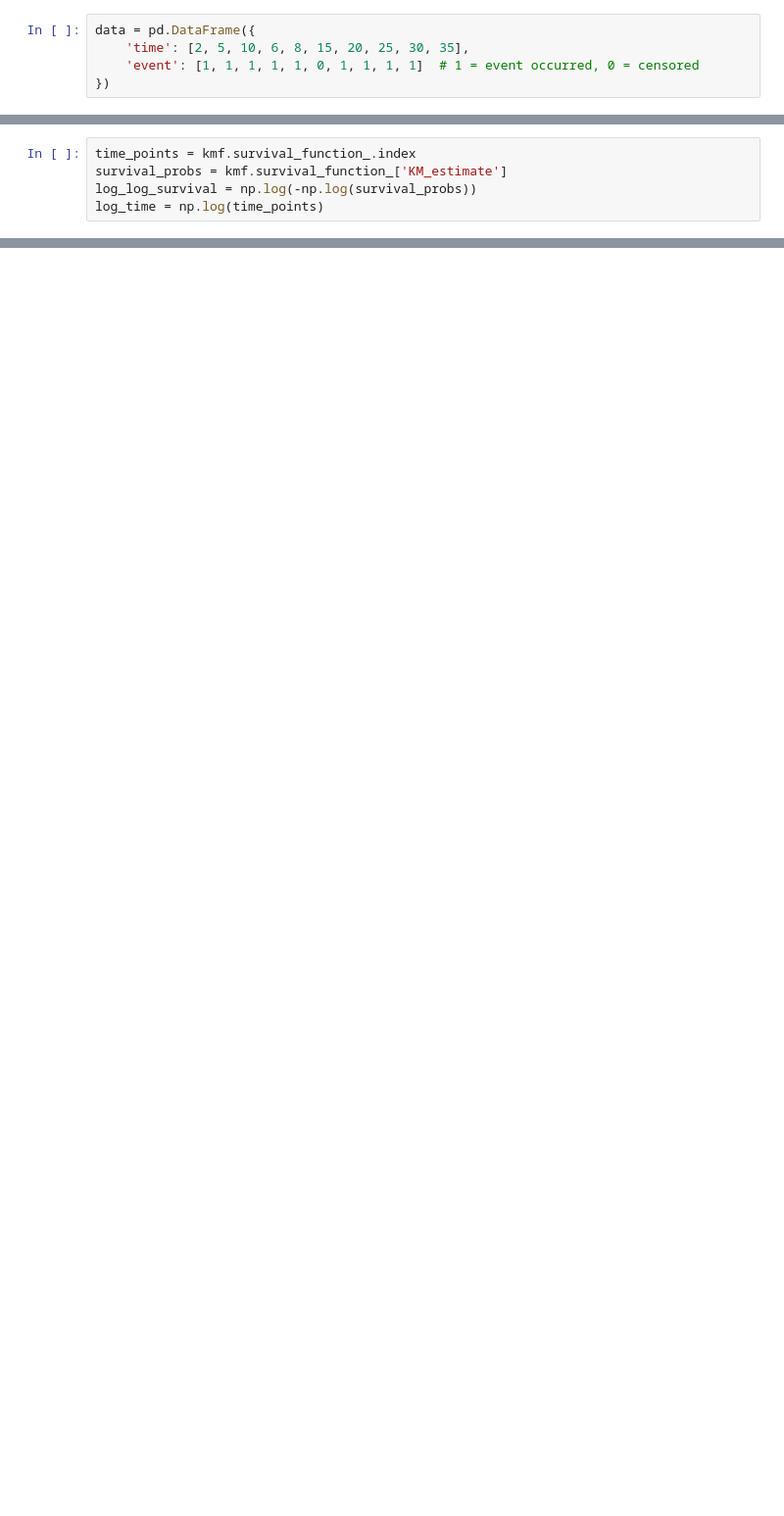
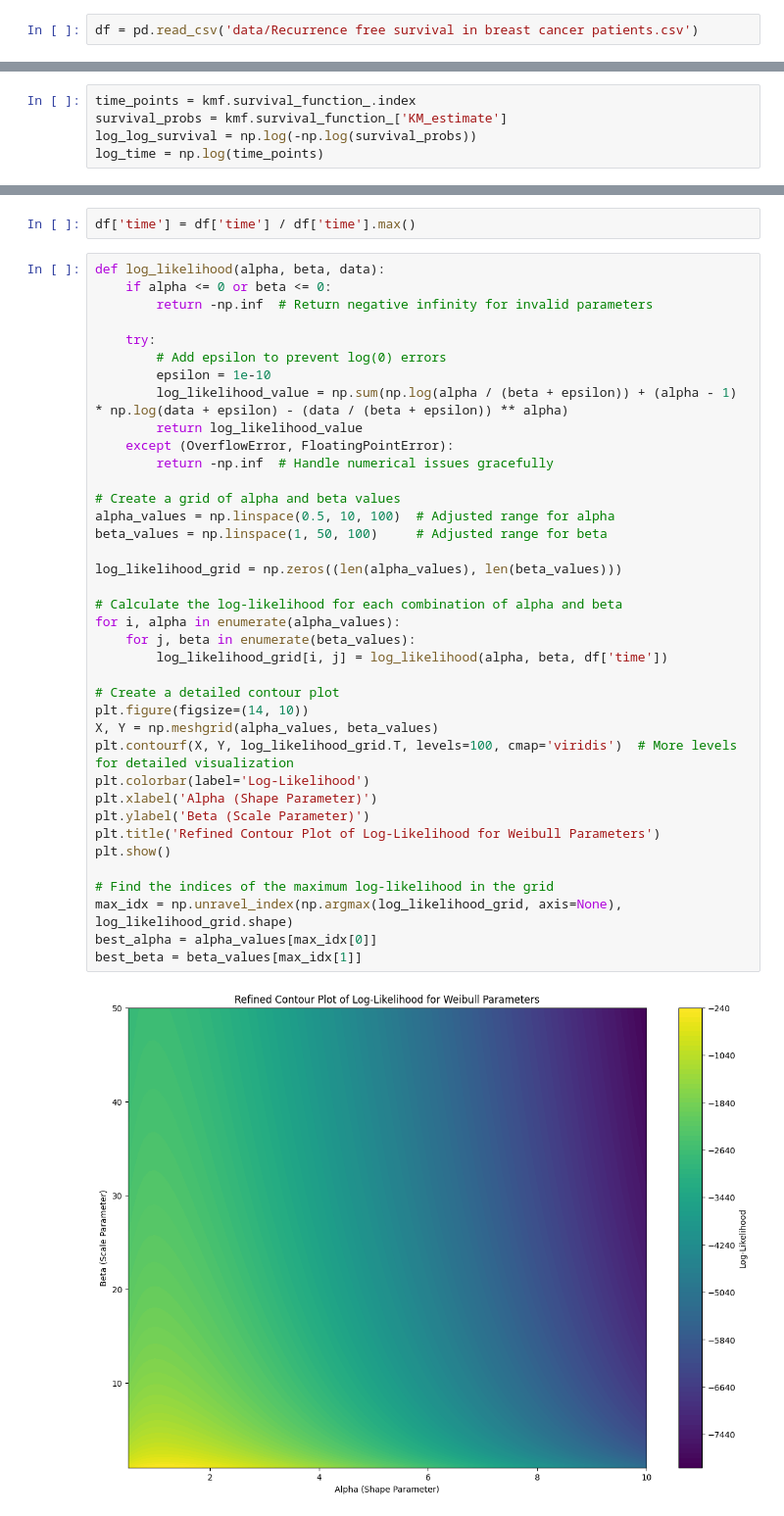
Before and after one commit to R-Ohm/ANN-Hospital-LOS, a Jupyter notebook: Demo.ipynb, the cells around one changed output, grey strips where cells are left out. Shown at 98% size. Drawn from its saved outputs; the diff is of its cells as text; blank space fills up the shorter version.

```diff
--- a/Demo.ipynb
+++ b/Demo.ipynb
@@ -6,7 +10,4 @@ from lifelines import KaplanMeierFitter
 # %%
-data = pd.DataFrame({
-    'time': [2, 5, 10, 6, 8, 15, 20, 25, 30, 35],
-    'event': [1, 1, 1, 1, 1, 0, 1, 1, 1, 1]  # 1 = event occurred, 0 = censored
-})
+df = pd.read_csv('data/Recurrence free survival in breast cancer patients.csv')
 # %%
 kmf = KaplanMeierFitter()
@@ -26,0 +76,42 @@ plt.show()
+# %%
+df['time'] = df['time'] / df['time'].max()
+# %%
+def log_likelihood(alpha, beta, data):
+    if alpha <= 0 or beta <= 0:
+        return -np.inf  # Return negative infinity for invalid parameters
+
+    try:
+        # Add epsilon to prevent log(0) errors
+        epsilon = 1e-10
+        log_likelihood_value = np.sum(np.log(alpha / (beta + epsilon)) + (alpha - 1) * np.log(data + epsilon) - (data / (beta + epsilon)) ** alpha)
+        return log_likelihood_value
+    except (OverflowError, FloatingPointError):
+        return -np.inf  # Handle numerical issues gracefully
+
+# Create a grid of alpha and beta values
+alpha_values = np.linspace(0.5, 10, 100)  # Adjusted range for alpha
+beta_values = np.linspace(1, 50, 100)     # Adjusted range for beta
+
+log_likelihood_grid = np.zeros((len(alpha_values), len(beta_values)))
+
+# Calculate the log-likelihood for each combination of alpha and beta
+for i, alpha in enumerate(alpha_values):
+    for j, beta in enumerate(beta_values):
+        log_likelihood_grid[i, j] = log_likelihood(alpha, beta, df['time'])
+
+# Create a detailed contour plot
+plt.figure(figsize=(14, 10))
+X, Y = np.meshgrid(alpha_values, beta_values)
+plt.contourf(X, Y, log_likelihood_grid.T, levels=100, cmap='viridis')  # More levels for detailed visualization
+plt.colorbar(label='Log-Likelihood')
+plt.xlabel('Alpha (Shape Parameter)')
+plt.ylabel('Beta (Scale Parameter)')
+plt.title('Refined Contour Plot of Log-Likelihood for Weibull Parameters')
+plt.show()
+
+# Find the indices of the maximum log-likelihood in the grid
+max_idx = np.unravel_index(np.argmax(log_likelihood_grid, axis=None), log_likelihood_grid.shape)
+best_alpha = alpha_values[max_idx[0]]
+best_beta = beta_values[max_idx[1]]
+# %% [output]
+[figure, added]
```
Also changed, not shown: parts of 8 cells of this notebook, 1 other file.
